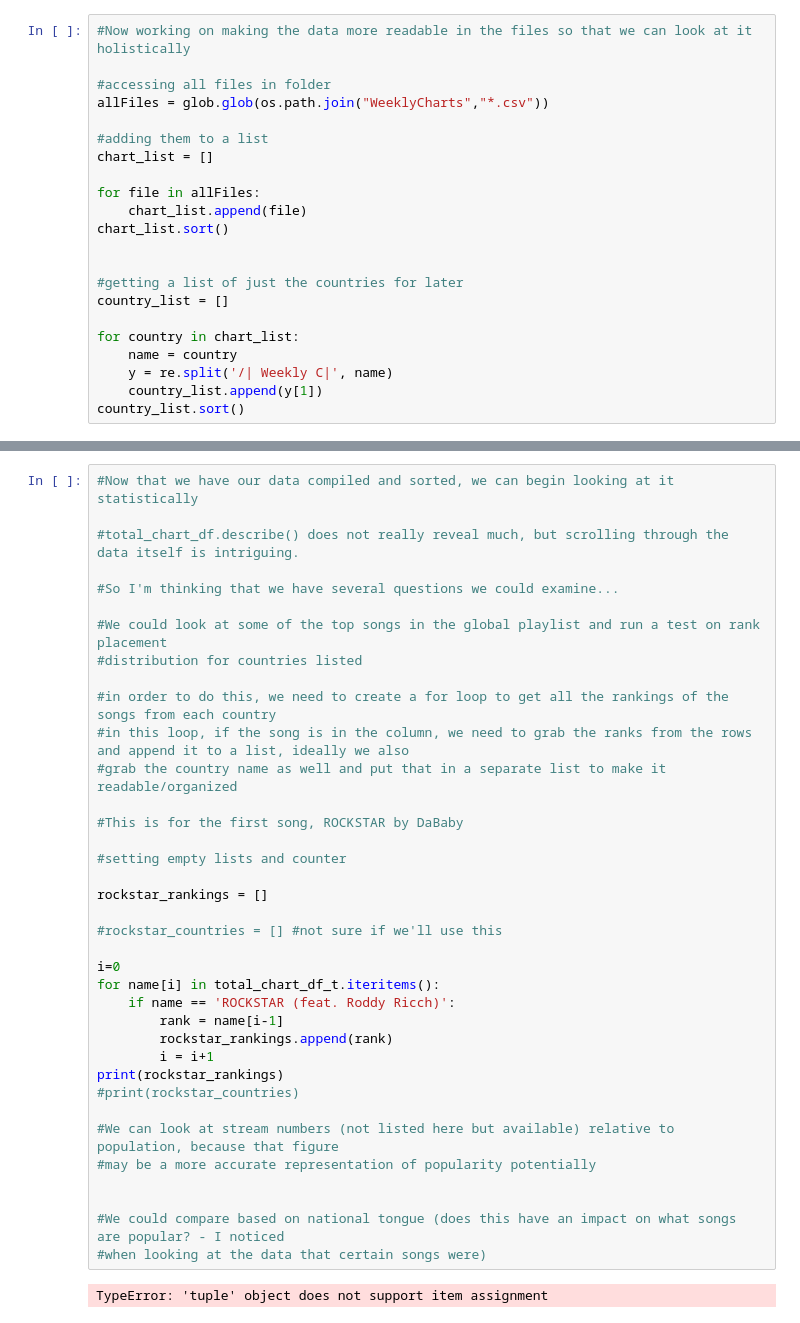
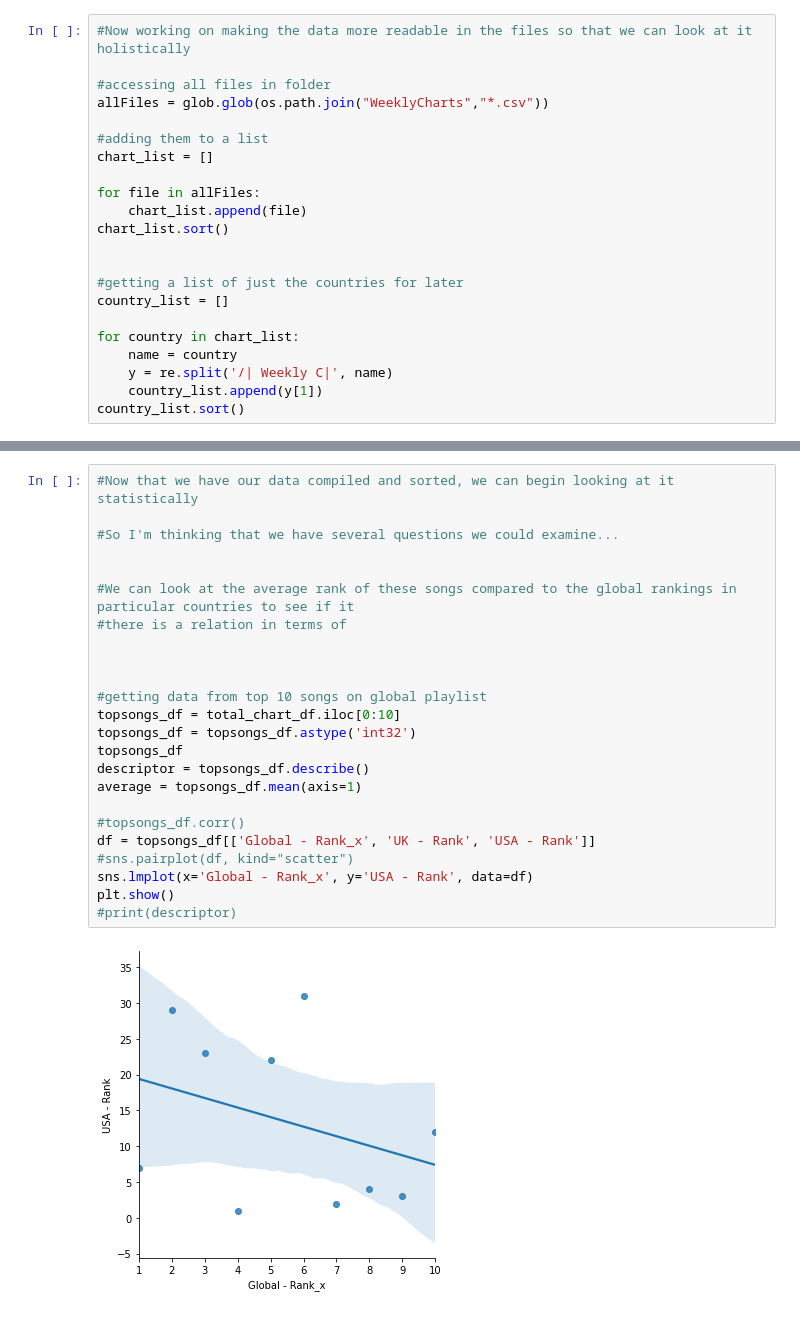
Before and after one commit to rlylecastro/project1, a Jupyter notebook: CountryComparison.ipynb, the cells around one changed output, grey strips where cells are left out. Saved outputs shown, nothing was run; the diff lists cells and outputs as text.

Commit message:
updated file with base top 10 df and some stats. May need to switch csv files to a different week to have a more accurate representation of correlation between countries.

```diff
--- a/CountryComparison.ipynb
+++ b/CountryComparison.ipynb
@@ -122,39 +143,26 @@ total_chart_df
-# %%
-#Now that we have our data compiled and sorted, we can begin looking at it statistically
-
-#total_chart_df.describe() does not really reveal much, but scrolling through the data itself is intriguing.
-
-#So I'm thinking that we have several questions we could examine...
-
-#We could look at some of the top songs in the global playlist and run a test on rank placement
-#distribution for countries listed
-
-#in order to do this, we need to create a for loop to get all the rankings of the songs from each country
-#in this loop, if the song is in the column, we need to grab the ranks from the rows and append it to a list, ideally we also
-#grab the country name as well and put that in a separate list to make it readable/organized
-
-#This is for the first song, ROCKSTAR by DaBaby
-
-#setting empty lists and counter
-
-rockstar_rankings = []
-
-#rockstar_countries = [] #not sure if we'll use this
-
-i=0
-for name[i] in total_chart_df_t.iteritems():
-    if name == 'ROCKSTAR (feat. Roddy Ricch)':
-        rank = name[i-1]
-        rockstar_rankings.append(rank)
-        i = i+1
-print(rockstar_rankings)
-#print(rockstar_countries)
-
-#We can look at stream numbers (not listed here but available) relative to population, because that figure
-#may be a more accurate representation of popularity potentially
-
-
-#We could compare based on national tongue (does this have an impact on what songs are popular? - I noticed
-#when looking at the data that certain songs were)
-# %% [output]
-TypeError: 'tuple' object does not support item assignment
+# %%
+#Now that we have our data compiled and sorted, we can begin looking at it statistically
+
+#So I'm thinking that we have several questions we could examine...
+
+
+#We can look at the average rank of these songs compared to the global rankings in particular countries to see if it
+#there is a relation in terms of
+
+
+
+#getting data from top 10 songs on global playlist
+topsongs_df = total_chart_df.iloc[0:10]
+topsongs_df = topsongs_df.astype('int32')
+topsongs_df
+descriptor = topsongs_df.describe()
+average = topsongs_df.mean(axis=1)
+
+#topsongs_df.corr()
+df = topsongs_df[['Global - Rank_x', 'UK - Rank', 'USA - Rank']]
+#sns.pairplot(df, kind="scatter")
+sns.lmplot(x='Global - Rank_x', y='USA - Rank', data=df)
+plt.show()
+#print(descriptor)
+# %% [output]
+[figure, added]
```
Also changed, not shown: parts of 6 cells of this notebook.
